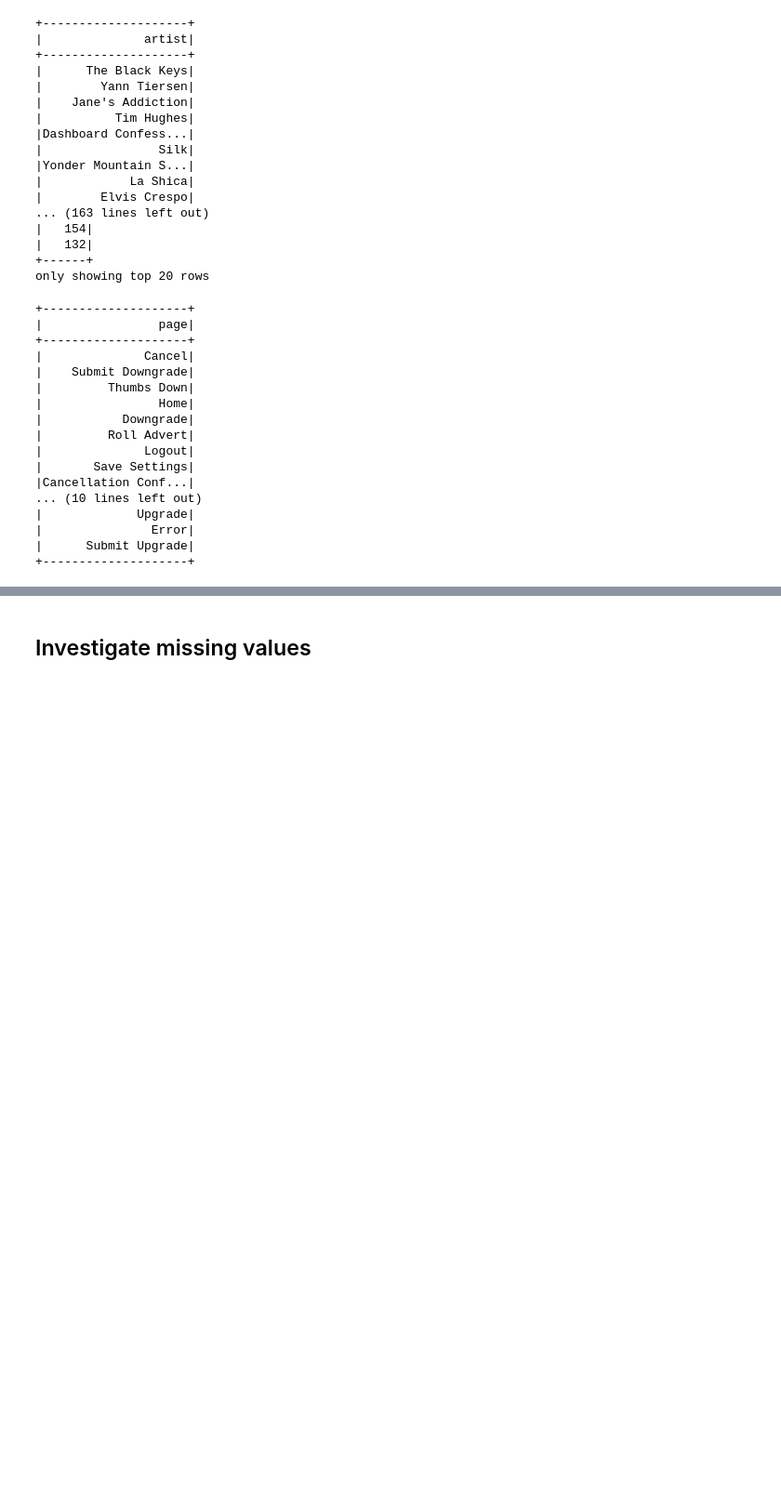
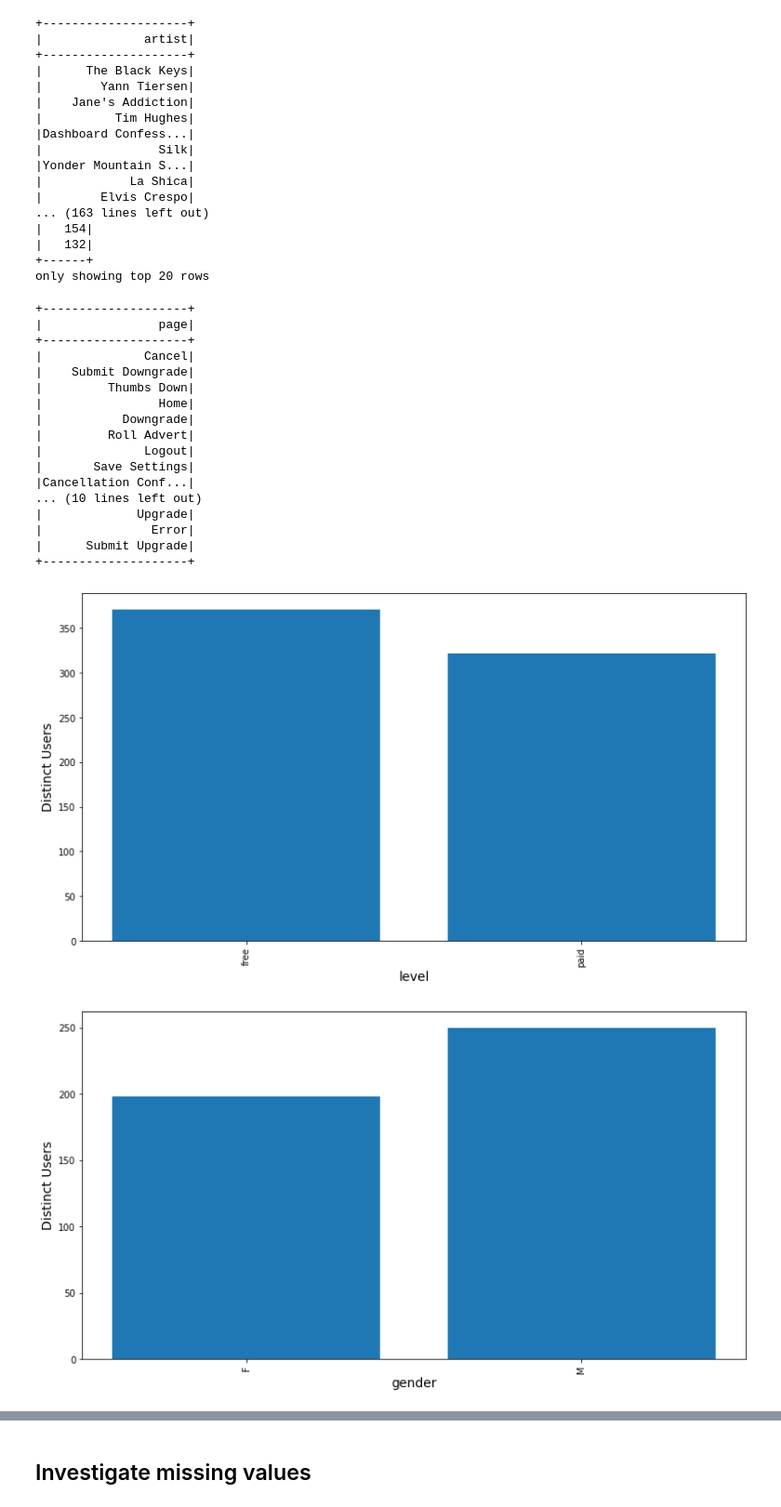
Before and after one commit to Gitznik/spark_capstone, a Jupyter notebook: notebooks/local.ipynb, the cells around one changed output, grey strips where cells are left out. Shown: that part at 93% size. Drawn from its saved outputs; the diff is of its cells as text; code cells hidden in the pictures; blank space fills up the shorter version.

Commit message:
Add explanatory graphs to the local notebook

```diff
--- a/notebooks/local.ipynb
+++ b/notebooks/local.ipynb
@@ -2,6 +2,7 @@
 import re
 import numpy as np
 import pandas as pd
+import matplotlib.pyplot as plt
 
 import findspark
 findspark.init()
@@ -28,6 +29,9 @@ from pyspark.ml.feature import MinMaxScaler, VectorAssembler, StringIndexer
 from pyspark.ml.classification import LogisticRegression, RandomForestClassifier, GBTClassifier, MultilayerPerceptronClassifier
 from pyspark.ml.tuning import CrossValidator, ParamGridBuilder
 from pyspark.ml.evaluation import MulticlassClassificationEvaluator
+
+
+plt.rcParams['figure.figsize'] = 13, 7
 # %% [markdown]
 # Load Dataset
 # %%
@@ -131,3 +135,24 @@ df.select('page').drop_duplicates().show(30)
 |               Error|
 |      Submit Upgrade|
 +--------------------+
+# %%
+def plot_column(column_name):
+    col_summary = df.select(['userId', column_name])\
+                    .na.drop()\
+                    .groupBy(column_name)\
+                    .agg(FcountDistinct(col('userId')).alias('count')) \
+                    .collect()
+    x_val = [val[0] for val in col_summary]
+    y_val = [val[1] for val in col_summary]
+    plt.bar(x_val, y_val)
+    plt.xlabel(column_name, fontsize = 14)
+    plt.ylabel('Distinct Users', fontsize =14)
+    plt.xticks(rotation=90)
+    plt.show()
+
+columns = ['level', 'gender', 'page']
+for column in columns:
+    plot_column(column)
+# %% [output]
+[figure, added]
+[figure, added]
```
Also changed, not shown: parts of 9 cells of this notebook.
